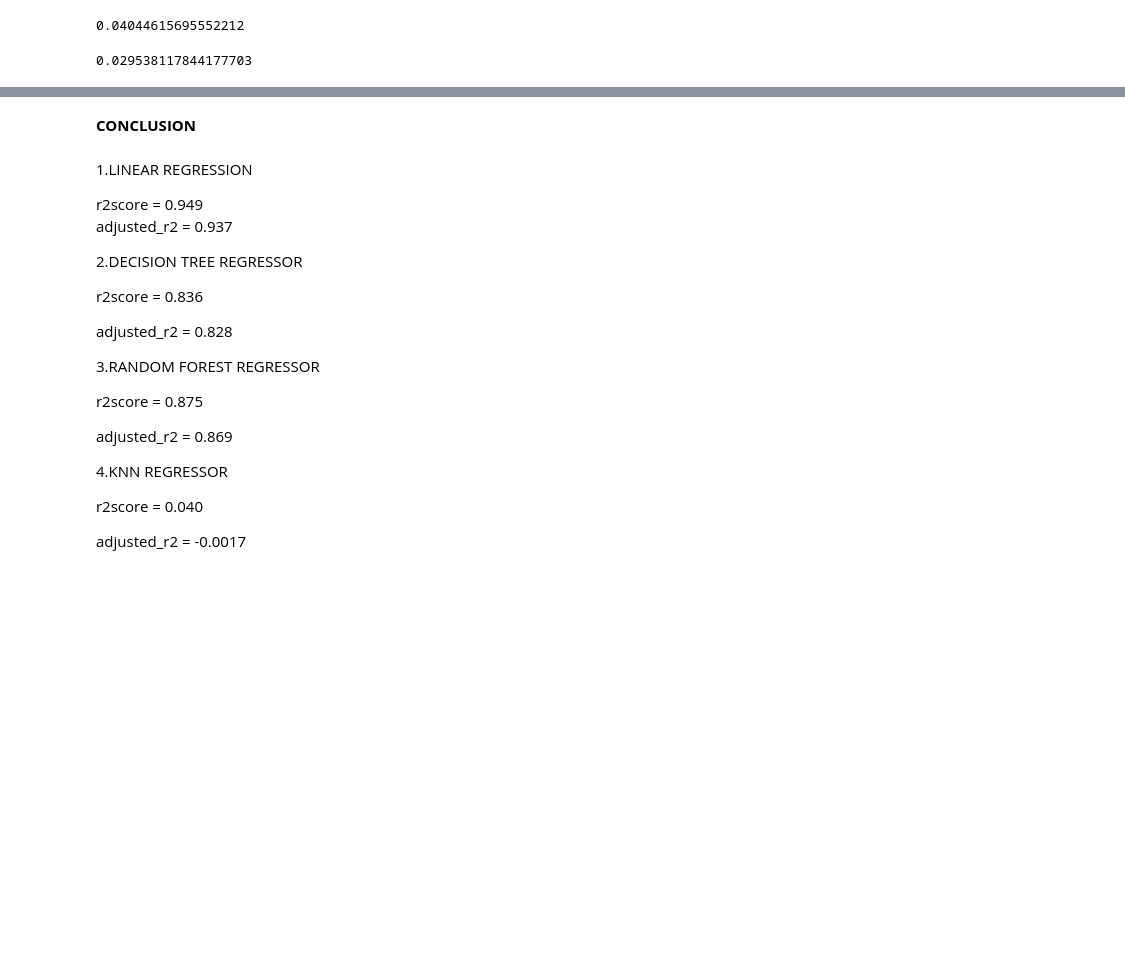
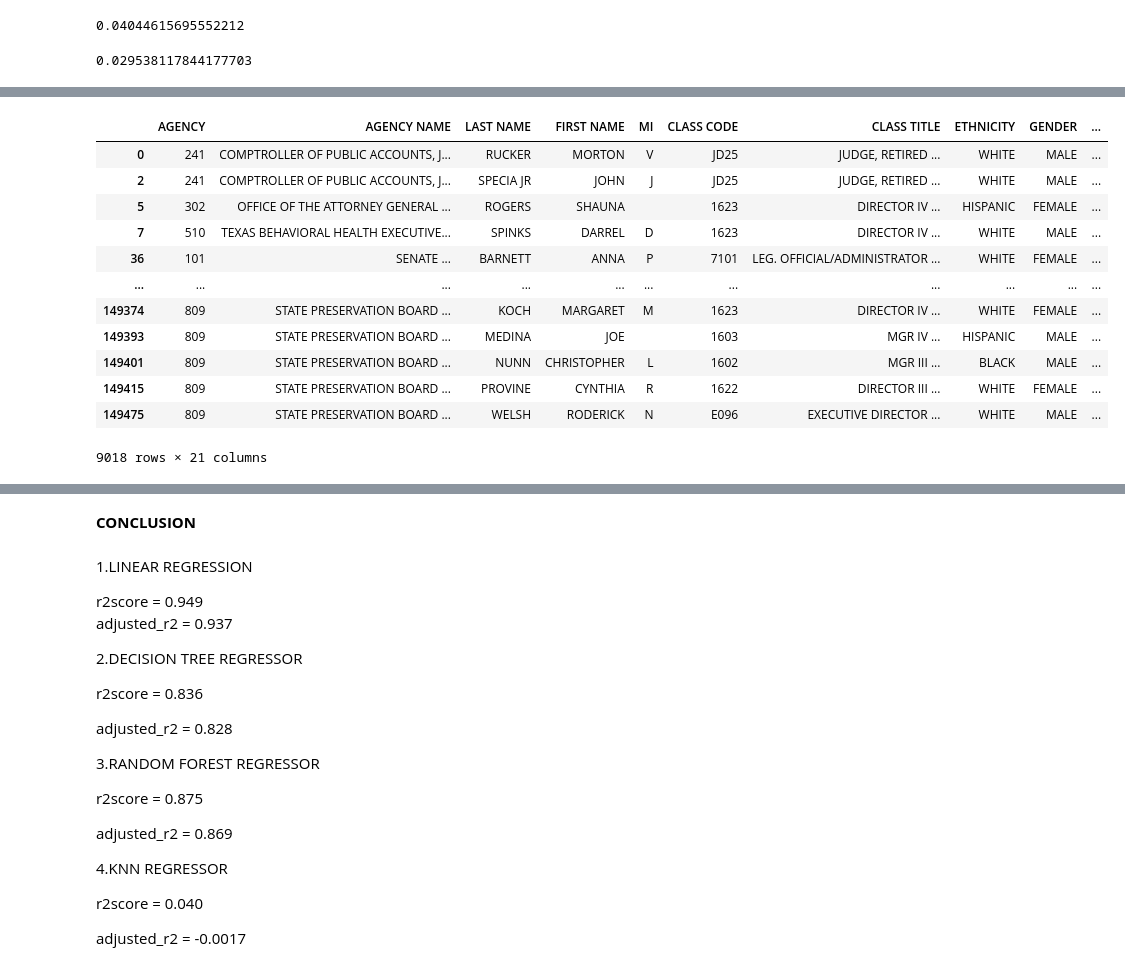
Before and after one commit to Navin7899/Texas-salary-prediction, a Jupyter notebook: Texas_Salary.ipynb, the cells around one changed output, grey strips where cells are left out. Drawn from its saved outputs; the diff is of its cells as text; code cells hidden in the pictures; blank space fills up the shorter version.

```diff
--- a/Texas_Salary.ipynb
+++ b/Texas_Salary.ipynb
@@ -713,0 +769,17 @@ adjusted_r2
+# %%
+upper=data.loc[data['ANNUAL']>upp_limit]
+upper
+# %% [output]
+|  | AGENCY | AGENCY NAME | LAST NAME | FIRST NAME | MI | CLASS CODE | CLASS TITLE | ETHNICITY | GENDER | ... |
+| 0 | 241 | COMPTROLLER OF PUBLIC ACCOUNTS, J... | RUCKER | MORTON | V | JD25 | JUDGE, RETIRED ... | WHITE | MALE | ... |
+| 2 | 241 | COMPTROLLER OF PUBLIC ACCOUNTS, J... | SPECIA JR | JOHN | J | JD25 | JUDGE, RETIRED ... | WHITE | MALE | ... |
+| 5 | 302 | OFFICE OF THE ATTORNEY GENERAL ... | ROGERS | SHAUNA |  | 1623 | DIRECTOR IV ... | HISPANIC | FEMALE | ... |
+| 7 | 510 | TEXAS BEHAVIORAL HEALTH EXECUTIVE... | SPINKS | DARREL | D | 1623 | DIRECTOR IV ... | WHITE | MALE | ... |
+| 36 | 101 | SENATE ... | BARNETT | ANNA | P | 7101 | LEG. OFFICIAL/ADMINISTRATOR ... | WHITE | FEMALE | ... |
+| ... | ... | ... | ... | ... | ... | ... | ... | ... | ... | ... |
+| 149374 | 809 | STATE PRESERVATION BOARD ... | KOCH | MARGARET | M | 1623 | DIRECTOR IV ... | WHITE | FEMALE | ... |
+| 149393 | 809 | STATE PRESERVATION BOARD ... | MEDINA | JOE |  | 1603 | MGR IV ... | HISPANIC | MALE | ... |
+| 149401 | 809 | STATE PRESERVATION BOARD ... | NUNN | CHRISTOPHER | L | 1602 | MGR III ... | BLACK | MALE | ... |
+| 149415 | 809 | STATE PRESERVATION BOARD ... | PROVINE | CYNTHIA | R | 1622 | DIRECTOR III ... | WHITE | FEMALE | ... |
+| 149475 | 809 | STATE PRESERVATION BOARD ... | WELSH | RODERICK | N | E096 | EXECUTIVE DIRECTOR ... | WHITE | MALE | ... |
+9018 rows × 21 columns
```
Also changed, not shown: parts of 25 cells of this notebook.
